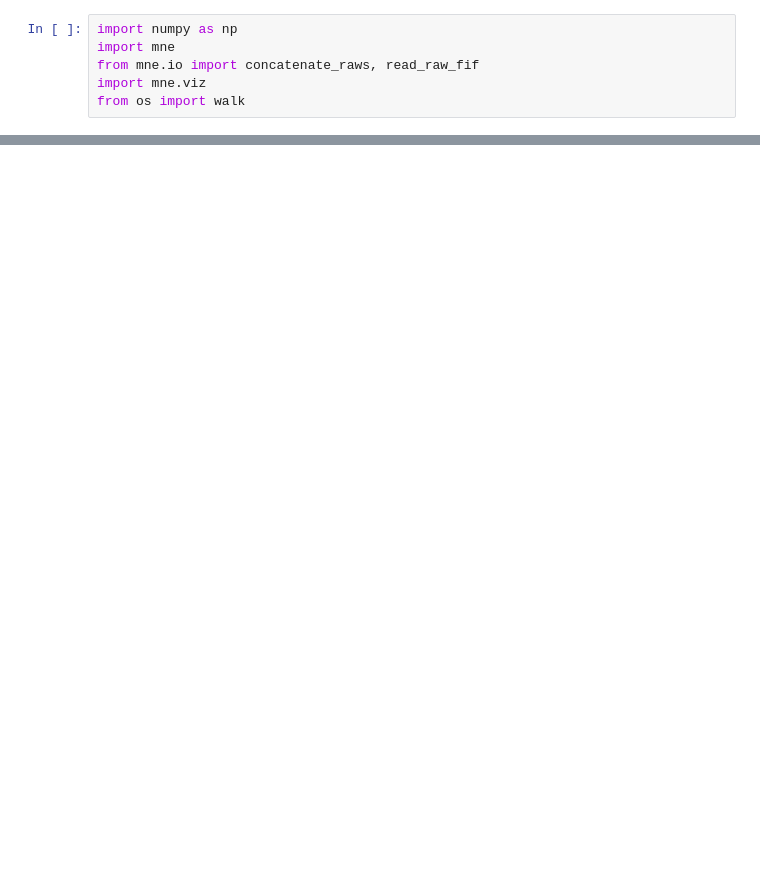
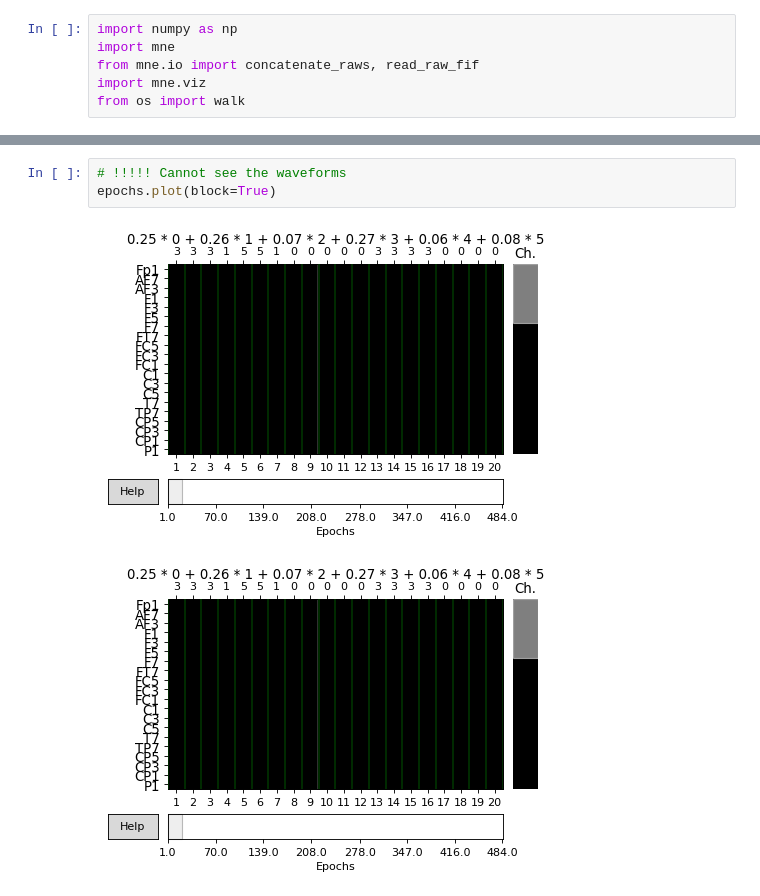
Before and after one commit to aath0/AlgorithmsNeuroscience, a Jupyter notebook: Tutorials/study1.ipynb, the cells around one changed output, grey strips where cells are left out. Cells and saved outputs as stored; diff of their text form; blank space fills up the shorter version.

```diff
--- a/Tutorials/study1.ipynb
+++ b/Tutorials/study1.ipynb
@@ -84,0 +118,6 @@ ValueError: picks (array-like of str) could not be interpreted as channel names
+# %%
+# !!!!! Cannot see the waveforms
+epochs.plot(block=True)
+# %% [output]
+[figure, added]
+[figure, added]
```
Also changed, not shown: parts of 13 cells of this notebook.
